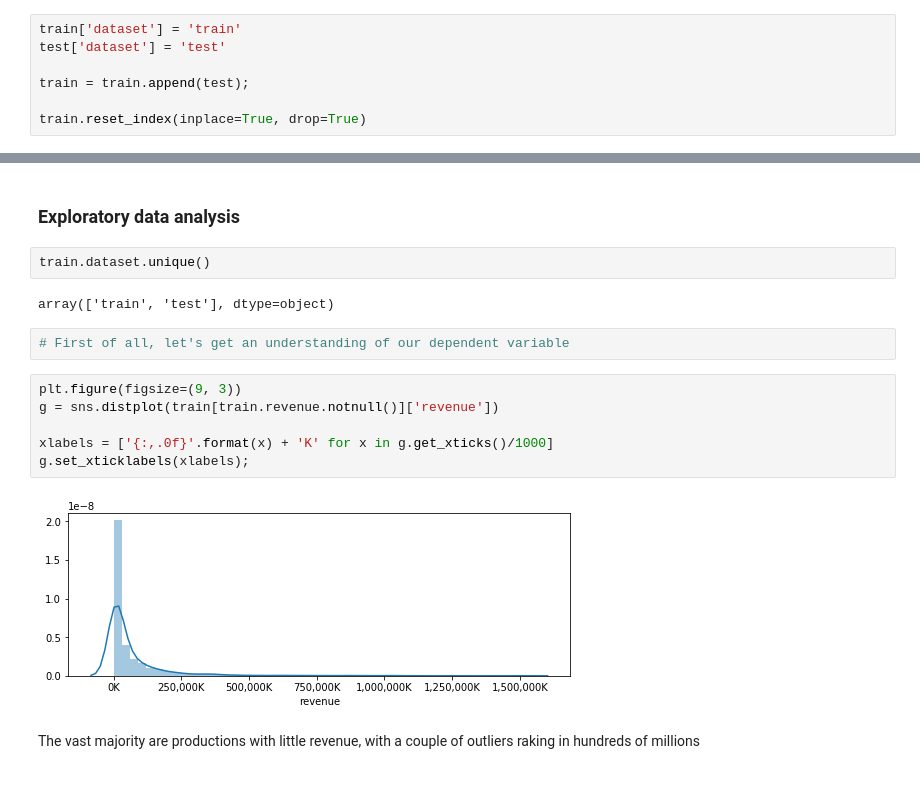
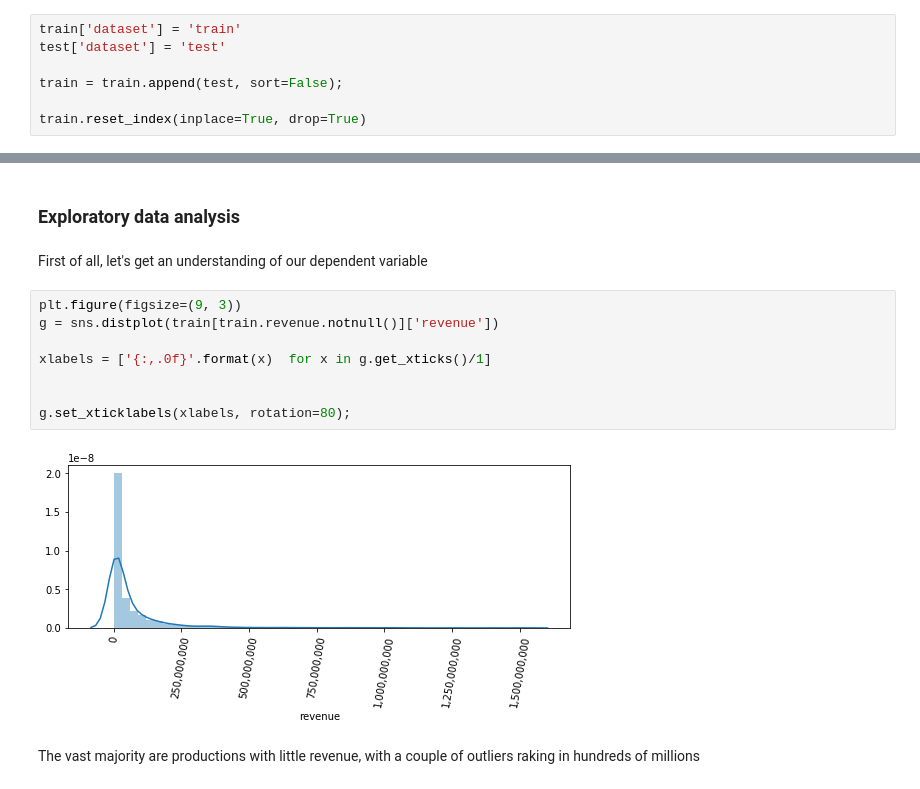
Before and after one commit to cercami/data-science, a Jupyter notebook: kaggle/box_office_predictions/box_office_pred.ipynb, the cells around one changed output, grey strips where cells are left out. Saved outputs shown, nothing was run; the diff lists cells and outputs as text.

```diff
--- a/kaggle/box_office_predictions/box_office_pred.ipynb
+++ b/kaggle/box_office_predictions/box_office_pred.ipynb
@@ -16,6 +16,6 @@ test = pd.read_csv('tmdb-box-office-prediction/test.csv')
 train['dataset'] = 'train'
 test['dataset'] = 'test'
 
-train = train.append(test);
+train = train.append(test, sort=False);
 
 train.reset_index(inplace=True, drop=True)
@@ -31,20 +23,18 @@ To retain the current behavior and silence the warning, pass 'sort=True'.
 I don't want to repeat any data wrangling twice, I will split the datasets before training the model.
 # %% [markdown]
 ### Exploratory data analysis
-# %%
-train.dataset.unique()
-# %% [output]
-array(['train', 'test'], dtype=object)
-# %%
-# First of all, let's get an understanding of our dependent variable
+# %% [markdown]
+First of all, let's get an understanding of our dependent variable
 # %%
 plt.figure(figsize=(9, 3))
 g = sns.distplot(train[train.revenue.notnull()]['revenue'])
 
-xlabels = ['{:,.0f}'.format(x) + 'K' for x in g.get_xticks()/1000]
-g.set_xticklabels(xlabels);
+xlabels = ['{:,.0f}'.format(x)  for x in g.get_xticks()/1]
+
+
+g.set_xticklabels(xlabels, rotation=80);
 # %% [output]
-[figure, old version]
+[figure, new version]
 # %% [markdown]
 The vast majority are productions with little revenue, with a couple of outliers raking in hundreds of millions
 # %%
```
Also changed, not shown: parts of 184 cells of this notebook.
